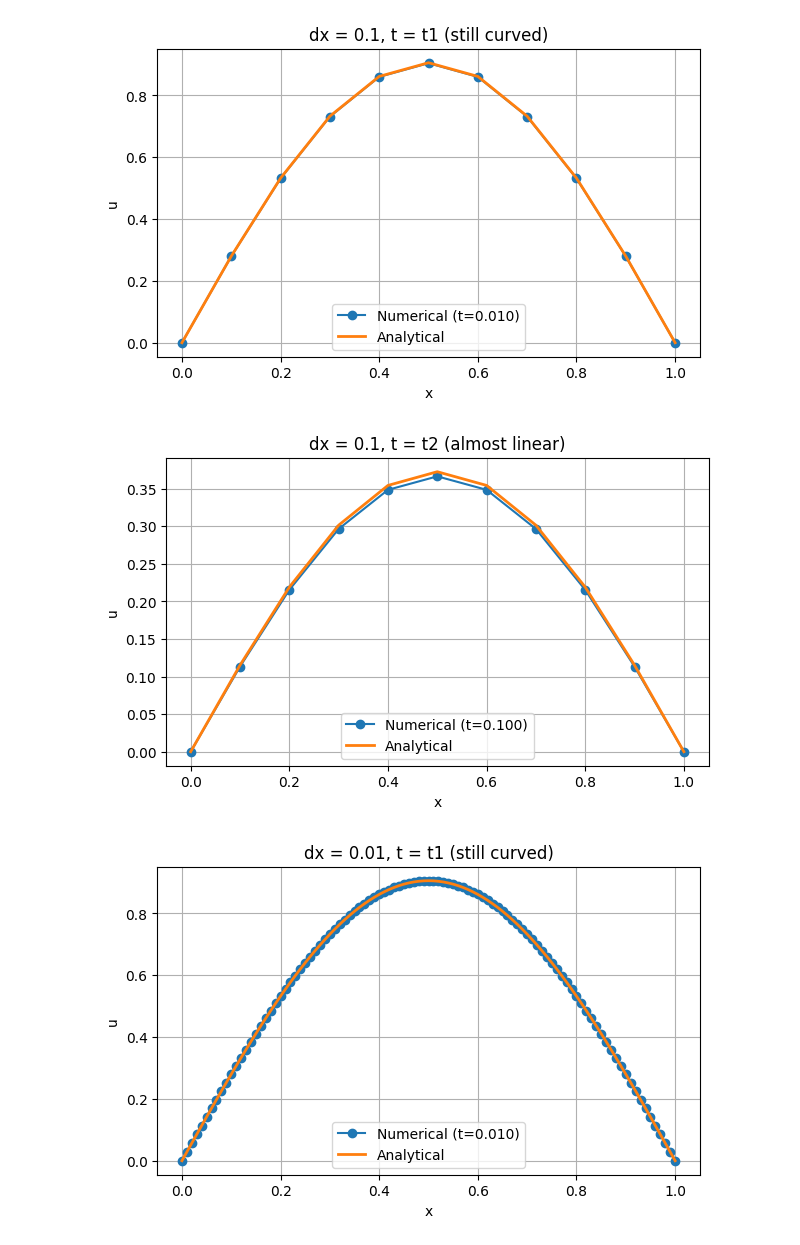
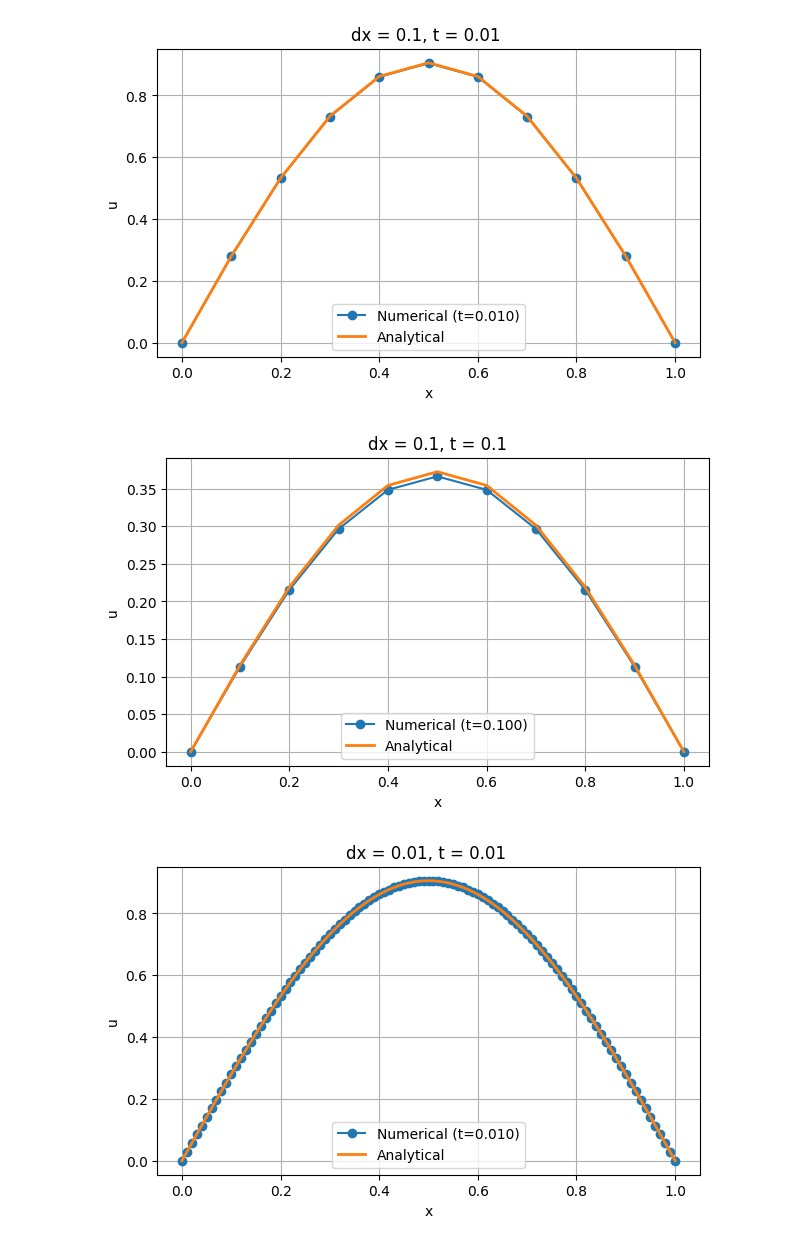
Before and after one commit to beateovl/FYS-STK4155-Project-3, a Jupyter notebook: Notebooks/initial_test.ipynb, the cells around one changed output. Drawn from its saved outputs; the diff is of its cells as text; code cells hidden in the pictures.

```diff
--- a/Notebooks/initial_test.ipynb
+++ b/Notebooks/initial_test.ipynb
@@ -45,26 +45,26 @@ n2_2 = np.argmin(np.abs(t2 - t2_val))
 # %%
 def plot_comparison(x, U, t_grid, n_idx, title):
     t_val = t_grid[n_idx]
     u_num = U[n_idx]
     u_exact = analytical_u(x, t_val)
 
     plt.figure(figsize=(7,4))
     plt.plot(x, u_num, 'o-', label=f"Numerical (t={t_val:.3f})")
     plt.plot(x, u_exact, '-', label="Analytical", lw=2)
     plt.title(title)
     plt.xlabel("x")
     plt.ylabel("u")
     plt.legend()
     plt.grid(True)
     plt.show()
 
 
-plot_comparison(x1, U1, t1, n1_1, "dx = 0.1, t = t1 (still curved)")
-plot_comparison(x1, U1, t1, n2_1, "dx = 0.1, t = t2 (almost linear)")
+plot_comparison(x1, U1, t1, n1_1, f"dx = {dx1}, t = {t1_val} ")
+plot_comparison(x1, U1, t1, n2_1, f"dx = {dx1}, t = {t2_val}")
 
-plot_comparison(x2, U2, t2, n1_2, "dx = 0.01, t = t1 (still curved)")
-plot_comparison(x2, U2, t2, n2_2, "dx = 0.01, t = t2 (almost linear)")
+plot_comparison(x2, U2, t2, n1_2, f"dx = {dx2}, t = {t1_val} ")
+plot_comparison(x2, U2, t2, n2_2, f"dx = {dx2}, t = {t2_val} ")
 # %% [output]
-[figure, old version]
+[figure, new version]
-[figure, old version]
+[figure, new version]
-[figure, old version]
+[figure, new version]
```
Also changed, not shown: parts of 12 cells of this notebook, 10 other files.
